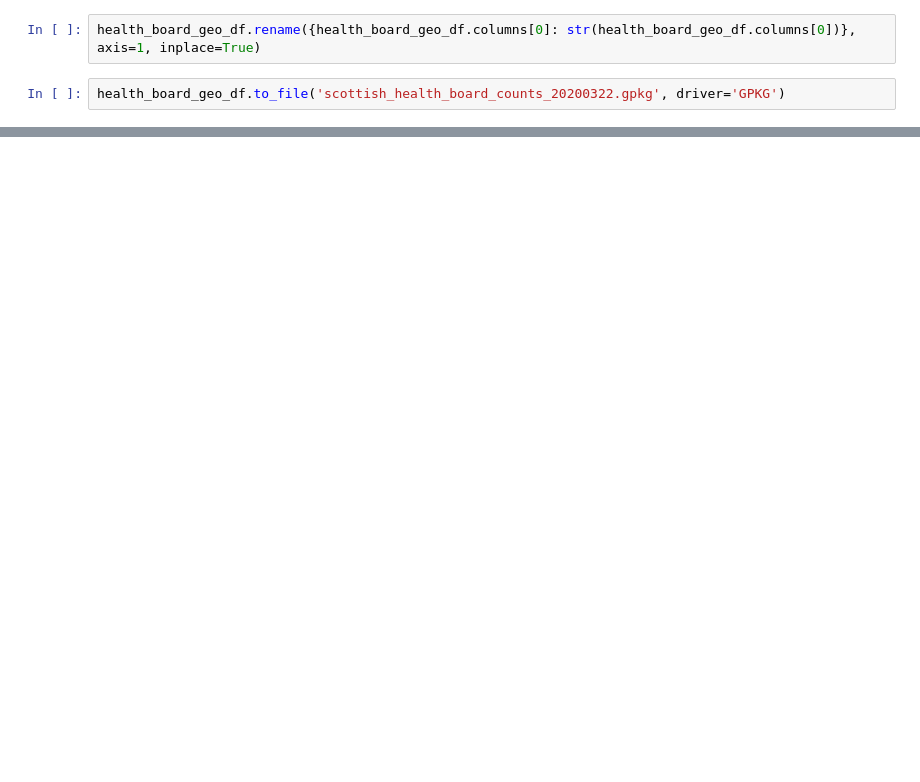
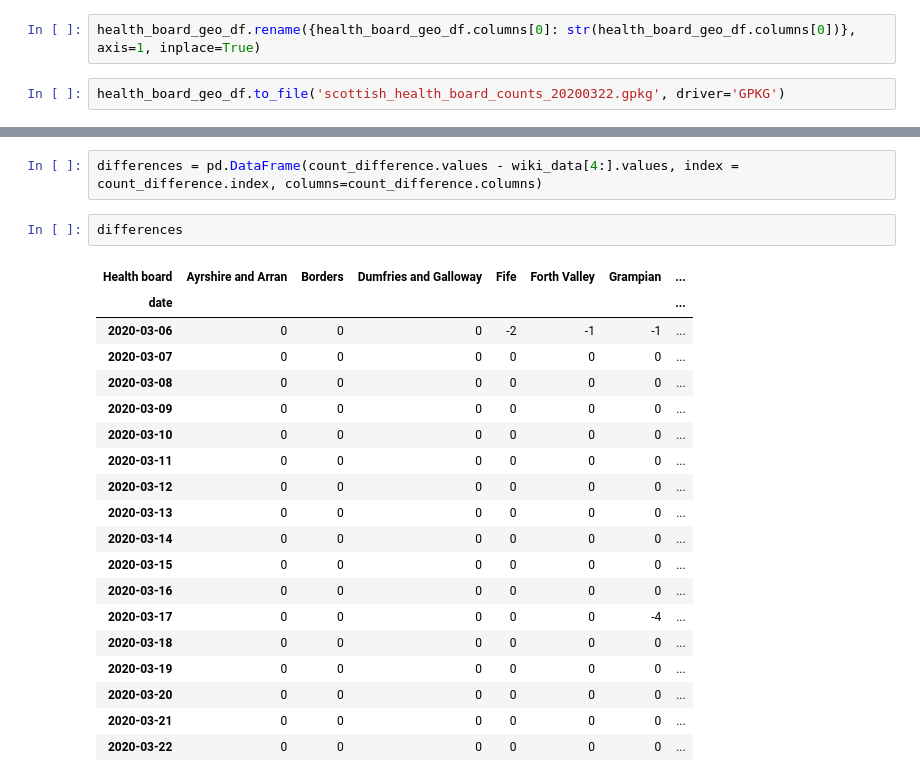
Before and after one commit to seumasmorrison/Scotland_COVID-19, a Jupyter notebook: Scotland_COVID-19.ipynb, the cells around one changed output, grey strips where cells are left out. Drawn from its saved outputs; the diff is of its cells as text; blank space fills up the shorter version.

```diff
--- a/Scotland_COVID-19.ipynb
+++ b/Scotland_COVID-19.ipynb
@@ -680,0 +675,24 @@ health_board_geo_df.to_file('scottish_health_board_counts_20200322.gpkg', driver
+# %%
+differences = pd.DataFrame(count_difference.values - wiki_data[4:].values, index = count_difference.index, columns=count_difference.columns)
+# %%
+differences
+# %% [output]
+| Health board | Ayrshire and Arran | Borders | Dumfries and Galloway | Fife | Forth Valley | Grampian | ... |
+| date |  |  |  |  |  |  | ... |
+| 2020-03-06 | 0 | 0 | 0 | -2 | -1 | -1 | ... |
+| 2020-03-07 | 0 | 0 | 0 | 0 | 0 | 0 | ... |
+| 2020-03-08 | 0 | 0 | 0 | 0 | 0 | 0 | ... |
+| 2020-03-09 | 0 | 0 | 0 | 0 | 0 | 0 | ... |
+| 2020-03-10 | 0 | 0 | 0 | 0 | 0 | 0 | ... |
+| 2020-03-11 | 0 | 0 | 0 | 0 | 0 | 0 | ... |
+| 2020-03-12 | 0 | 0 | 0 | 0 | 0 | 0 | ... |
+| 2020-03-13 | 0 | 0 | 0 | 0 | 0 | 0 | ... |
+| 2020-03-14 | 0 | 0 | 0 | 0 | 0 | 0 | ... |
+| 2020-03-15 | 0 | 0 | 0 | 0 | 0 | 0 | ... |
+| 2020-03-16 | 0 | 0 | 0 | 0 | 0 | 0 | ... |
+| 2020-03-17 | 0 | 0 | 0 | 0 | 0 | -4 | ... |
+| 2020-03-18 | 0 | 0 | 0 | 0 | 0 | 0 | ... |
+| 2020-03-19 | 0 | 0 | 0 | 0 | 0 | 0 | ... |
+| 2020-03-20 | 0 | 0 | 0 | 0 | 0 | 0 | ... |
+| 2020-03-21 | 0 | 0 | 0 | 0 | 0 | 0 | ... |
+| 2020-03-22 | 0 | 0 | 0 | 0 | 0 | 0 | ... |
```
Also changed, not shown: parts of 34 cells of this notebook.
